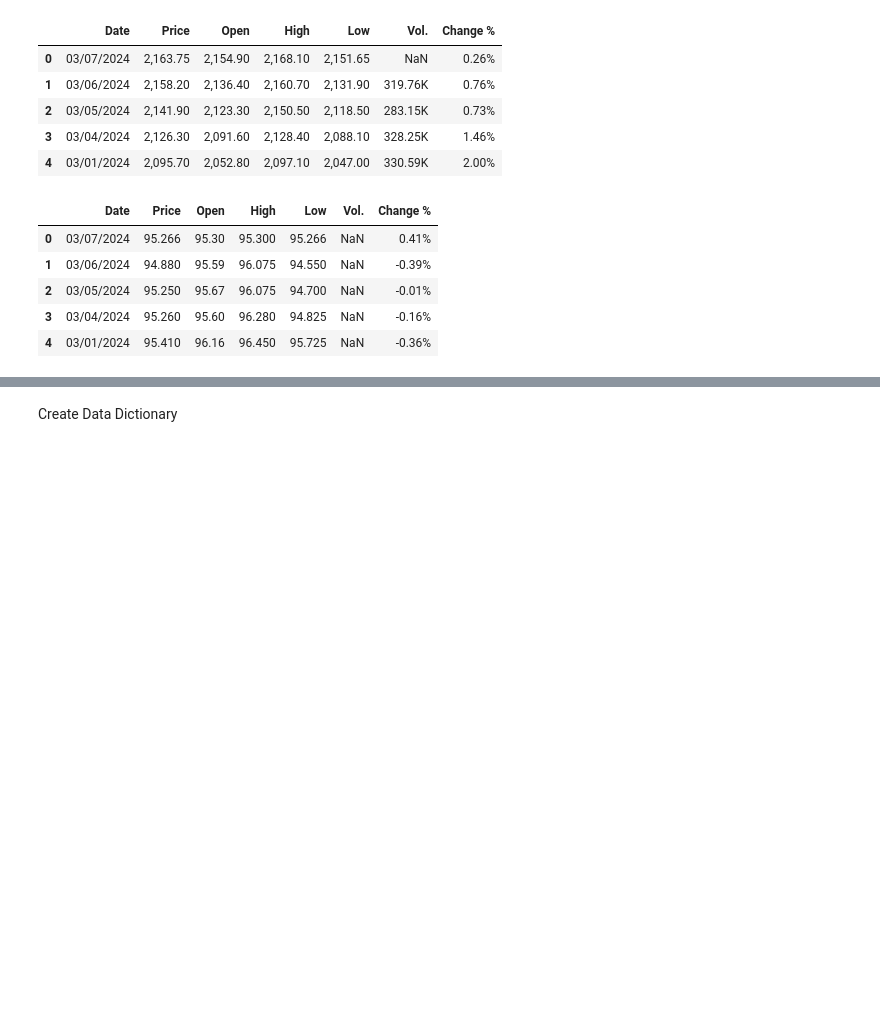
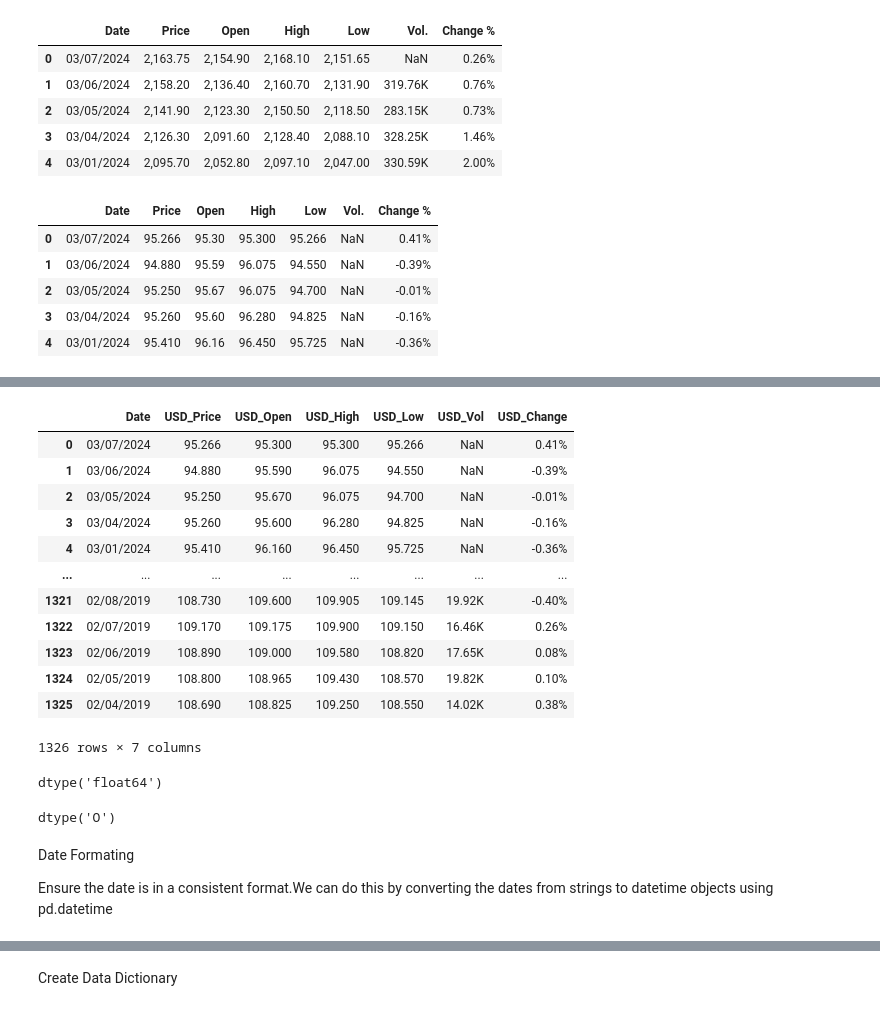
Before and after one commit to rubanzasilva/gold-features, a Jupyter notebook: gold_futures.ipynb, the cells around one changed output, grey strips where cells are left out. Drawn from its saved outputs; the diff is of its cells as text; code cells hidden in the pictures; blank space fills up the shorter version.

```diff
--- a/gold_futures.ipynb
+++ b/gold_futures.ipynb
@@ -80,0 +131,30 @@ But as long as both datasets have the same number of rows, we observe that they
+# %%
+usd_currency_df = usd_currency_df.rename(columns={'Price': 'USD_Price', 'Open': 'USD_Open', 'High': 'USD_High', 'Low': 'USD_Low', 'Vol.': 'USD_Vol', 'Change %': 'USD_Change'})
+# %%
+usd_currency_df
+# %% [output]
+|  | Date | USD_Price | USD_Open | USD_High | USD_Low | USD_Vol | USD_Change |
+| 0 | 03/07/2024 | 95.266 | 95.300 | 95.300 | 95.266 | NaN | 0.41% |
+| 1 | 03/06/2024 | 94.880 | 95.590 | 96.075 | 94.550 | NaN | -0.39% |
+| 2 | 03/05/2024 | 95.250 | 95.670 | 96.075 | 94.700 | NaN | -0.01% |
+| 3 | 03/04/2024 | 95.260 | 95.600 | 96.280 | 94.825 | NaN | -0.16% |
+| 4 | 03/01/2024 | 95.410 | 96.160 | 96.450 | 95.725 | NaN | -0.36% |
+| ... | ... | ... | ... | ... | ... | ... | ... |
+| 1321 | 02/08/2019 | 108.730 | 109.600 | 109.905 | 109.145 | 19.92K | -0.40% |
+| 1322 | 02/07/2019 | 109.170 | 109.175 | 109.900 | 109.150 | 16.46K | 0.26% |
+| 1323 | 02/06/2019 | 108.890 | 109.000 | 109.580 | 108.820 | 17.65K | 0.08% |
+| 1324 | 02/05/2019 | 108.800 | 108.965 | 109.430 | 108.570 | 19.82K | 0.10% |
+| 1325 | 02/04/2019 | 108.690 | 108.825 | 109.250 | 108.550 | 14.02K | 0.38% |
+1326 rows × 7 columns
+# %%
+usd_currency_df['USD_Price'].dtype
+# %% [output]
+dtype('float64')
+# %%
+usd_currency_df['Date'].dtype
+# %% [output]
+dtype('O')
+# %% [markdown]
+Date Formating
+
+Ensure the date is in a consistent format.We can do this by converting the dates from strings to datetime objects using pd.datetime
```
Also changed, not shown: parts of 12 cells of this notebook.
